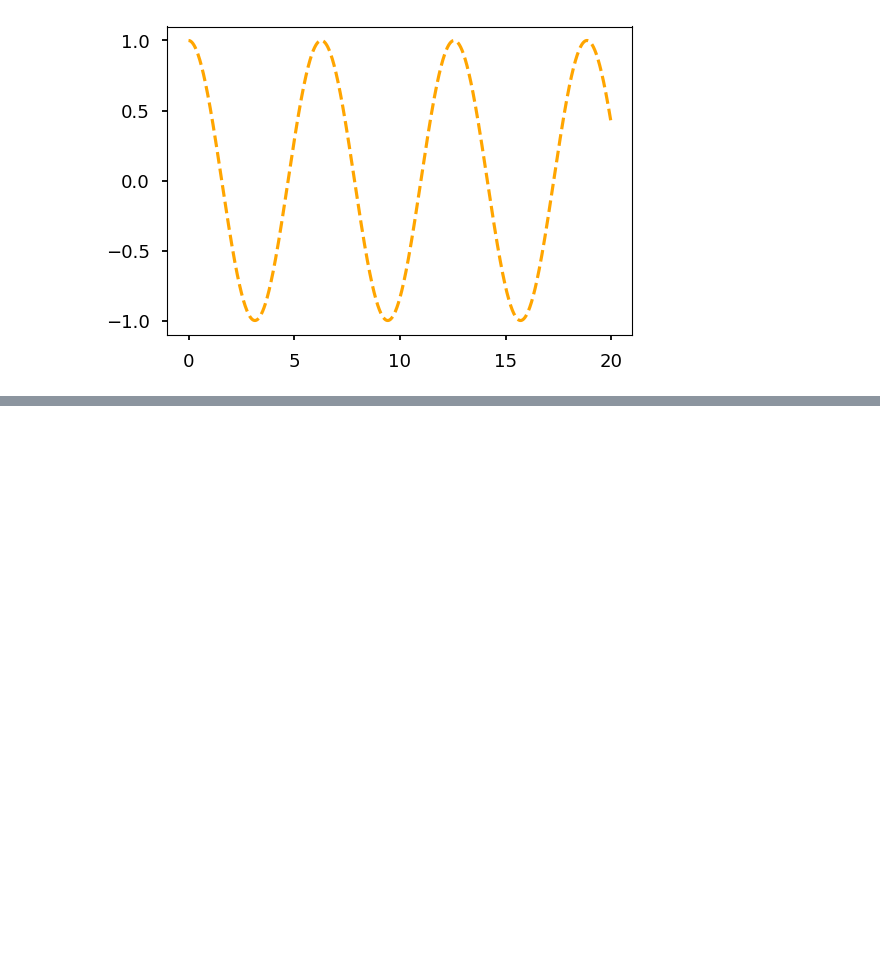
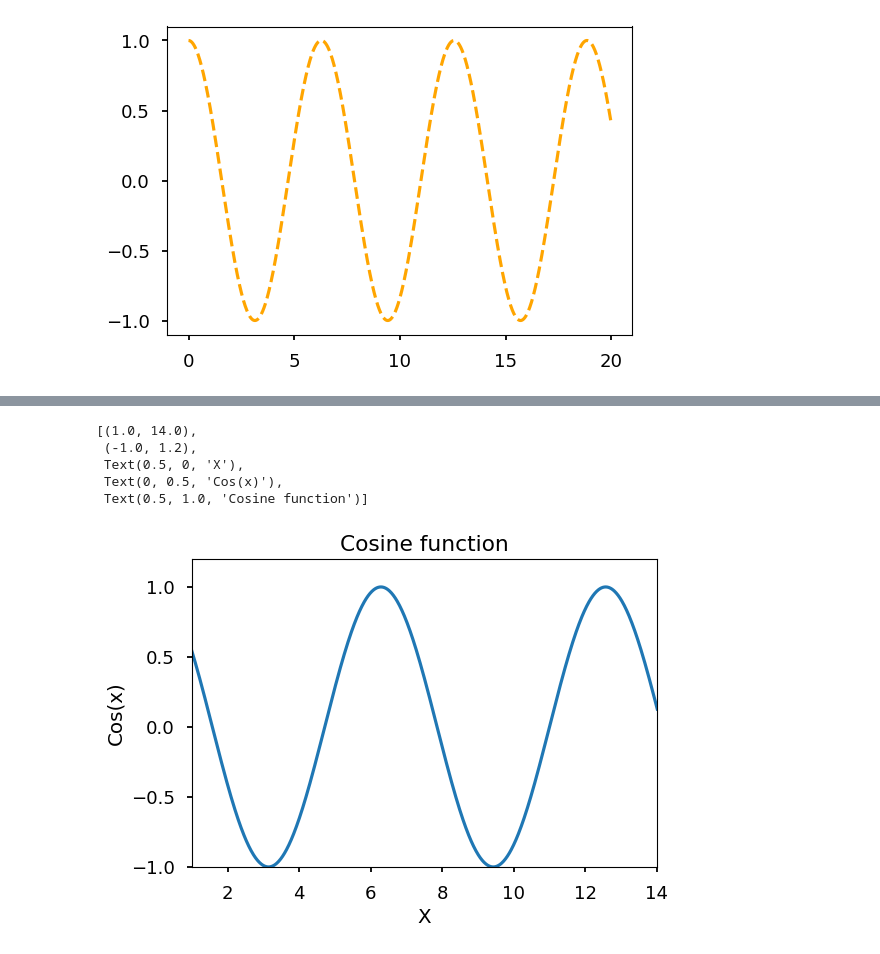
Before and after one commit to pcmoraesmenezes/Data-Science-and-Machine-Learning-Course, a Jupyter notebook: Introduction/data_visualization/exercises.ipynb, the cells around one changed output, grey strips where cells are left out. Drawn from its saved outputs; the diff is of its cells as text; code cells hidden in the pictures; blank space fills up the shorter version.

```diff
--- a/Introduction/data_visualization/exercises.ipynb
+++ b/Introduction/data_visualization/exercises.ipynb
@@ -33,0 +73,30 @@ plt.plot(x, y, color='orange', linestyle='dashed')
+# %%
+# ------------------------------------------------------------------------------------------------------------------------------------------------------------------------------------------
+
+# Take the same plot and do the following:
+
+"""
+
+Now do the same task using set command
+
+Set x and y labels
+
+"""
+
+fig = plt.figure(figsize=(6,4))
+ax = plt.axes()
+
+x = np.linspace(0, 20, 1500)
+y = np.cos(x)
+
+plt.style.use('seaborn-talk')
+
+ax.plot(x,y)
+ax.set(xlim=(1, 14), ylim=(-1, 1.2), xlabel='X', ylabel='Cos(x)', title='Cosine function')
+# %% [output]
+[(1.0, 14.0),
+ (-1.0, 1.2),
+ Text(0.5, 0, 'X'),
+ Text(0, 0.5, 'Cos(x)'),
+ Text(0.5, 1.0, 'Cosine function')]
+[figure, added]
```
Also changed, not shown: parts of 1 cell of this notebook, 1 other file.
